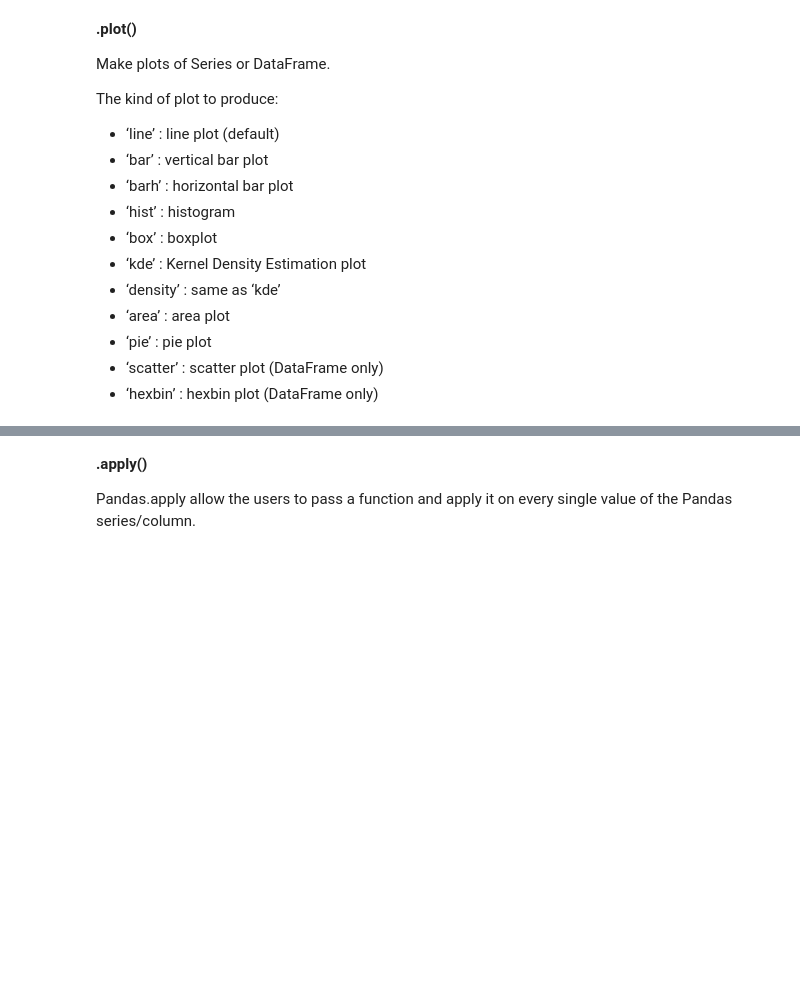
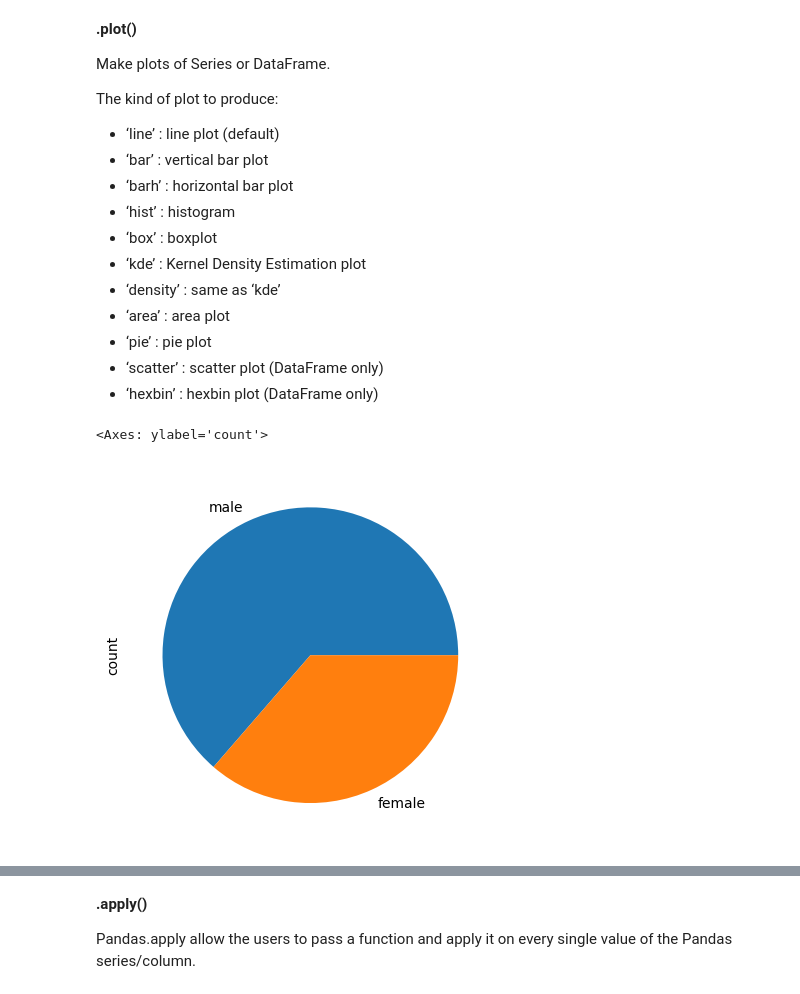
Before and after one commit to Mr-Kesh/INFO2201_SummerNotes, a Jupyter notebook: Week 6/Day 1/w6d1_EDAintro.ipynb, the cells around one changed output, grey strips where cells are left out. Saved outputs shown, nothing was run; the diff lists cells and outputs as text; code cells hidden in the pictures; blank space fills up the shorter version.

```diff
--- a/Week 6/Day 1/w6d1_EDAintro.ipynb
+++ b/Week 6/Day 1/w6d1_EDAintro.ipynb
@@ -101,5 +363,9 @@ The kind of plot to produce:
 - ‘hexbin’ : hexbin plot (DataFrame only)
 # %%
 #pie chart or sex
+titanic_clean['Sex'].value_counts().plot(kind='pie')
+# %% [output]
+<Axes: ylabel='count'>
+[figure, added]
 # %%
 # pie chart for survived
```
Also changed, not shown: parts of 52 cells of this notebook, 4 other files.
